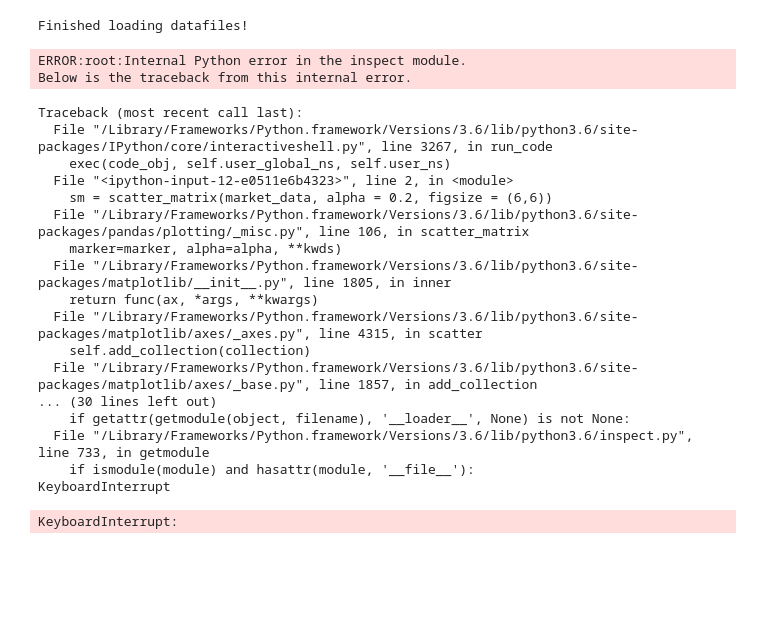
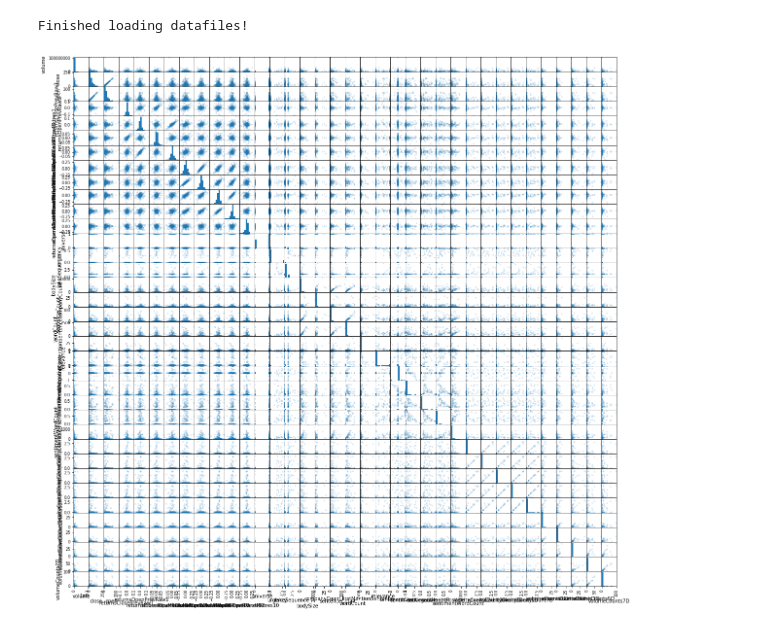
Before and after one commit to atharvacc/SigmaNewsProject, a Jupyter notebook: ScatterMatrix.ipynb, the cells around one changed output. Drawn from its saved outputs; the diff is of its cells as text; code cells hidden in the pictures; blank space fills up the shorter version.

```diff
--- a/ScatterMatrix.ipynb
+++ b/ScatterMatrix.ipynb
@@ -43,27 +43,9 @@ def preprocess_data(mkt_df, news_df):
 market_data, news_data = loadDataFiles()
 # %% [output]
 Finished loading datafiles!
-# %%
-color_palette = ['r']*1000000 + ['b']*1000000 + ['g']*1000000 + ['y']*1000000
-sm = scatter_matrix(market_data, alpha = 0.2, figsize = (6,6))
-# %% [output]
-ERROR:root:Internal Python error in the inspect module.
-Below is the traceback from this internal error.
-Traceback (most recent call last):
-  File "/Library/Frameworks/Python.framework/Versions/3.6/lib/python3.6/site-packages/IPython/core/interactiveshell.py", line 3267, in run_code
-    exec(code_obj, self.user_global_ns, self.user_ns)
-  File "<ipython-input-12-e0511e6b4323>", line 2, in <module>
-    sm = scatter_matrix(market_data, alpha = 0.2, figsize = (6,6))
-  File "/Library/Frameworks/Python.framework/Versions/3.6/lib/python3.6/site-packages/pandas/plotting/_misc.py", line 106, in scatter_matrix
-    marker=marker, alpha=alpha, **kwds)
-  File "/Library/Frameworks/Python.framework/Versions/3.6/lib/python3.6/site-packages/matplotlib/__init__.py", line 1805, in inner
-    return func(ax, *args, **kwargs)
-  File "/Library/Frameworks/Python.framework/Versions/3.6/lib/python3.6/site-packages/matplotlib/axes/_axes.py", line 4315, in scatter
-    self.add_collection(collection)
-  File "/Library/Frameworks/Python.framework/Versions/3.6/lib/python3.6/site-packages/matplotlib/axes/_base.py", line 1857, in add_collection
-... (30 lines left out)
-    if getattr(getmodule(object, filename), '__loader__', None) is not None:
-  File "/Library/Frameworks/Python.framework/Versions/3.6/lib/python3.6/inspect.py", line 733, in getmodule
-    if ismodule(module) and hasattr(module, '__file__'):
-KeyboardInterrupt
-KeyboardInterrupt:
+# %%
+# X = preprocess_data(market_data, news_data)
+sample = X.sample(n=300)
+sm = scatter_matrix(sample, alpha = 0.2, figsize = (20,20))
+# %% [output]
+[figure, added]
```
Also changed, not shown: 1 other file.
